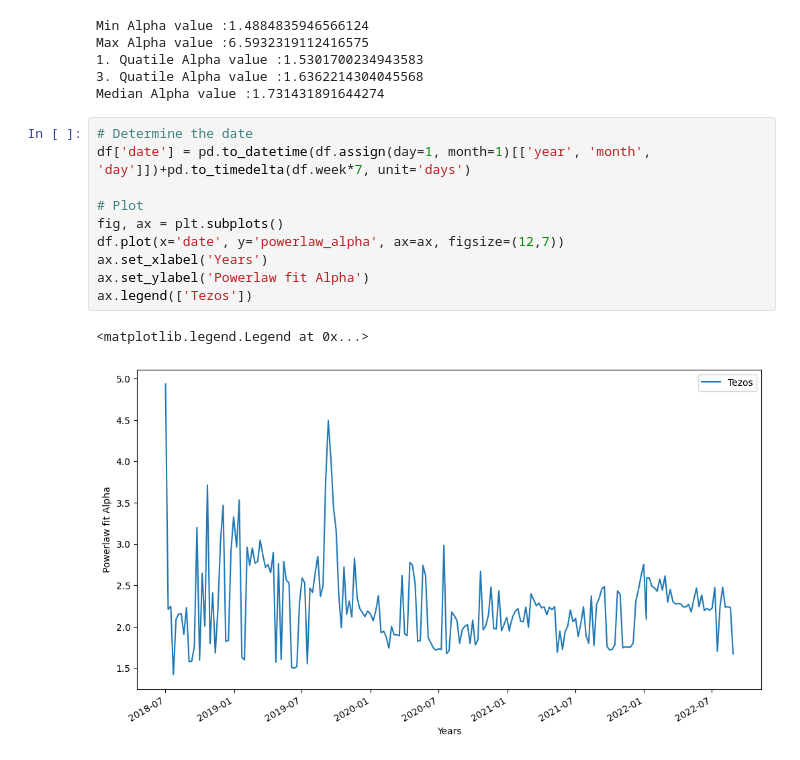
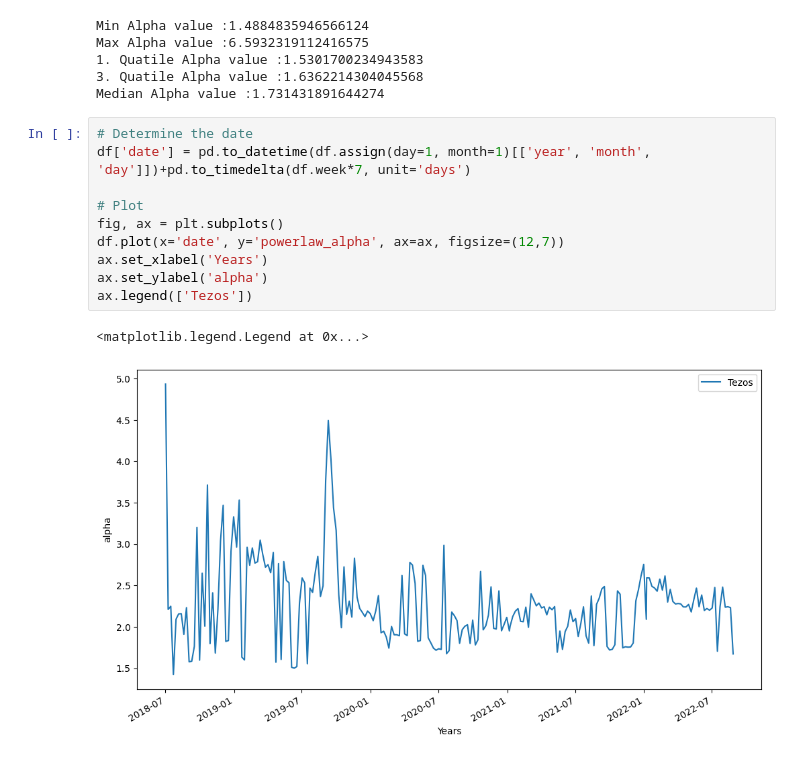
Before and after one commit to Ankan0011/masterthesisUZH, a Jupyter notebook: tezos-indexer/ploting/powerfit.ipynb, the cells around one changed output. Cells and saved outputs as stored; diff of their text form.

Commit message:
plot updates.

```diff
--- a/tezos-indexer/ploting/powerfit.ipynb
+++ b/tezos-indexer/ploting/powerfit.ipynb
@@ -90,16 +90,16 @@ Median Alpha value :1.731431891644274
 # %%
 # Determine the date
 df['date'] = pd.to_datetime(df.assign(day=1, month=1)[['year', 'month', 'day']])+pd.to_timedelta(df.week*7, unit='days')
 
 # Plot
 fig, ax = plt.subplots()
 df.plot(x='date', y='powerlaw_alpha', ax=ax, figsize=(12,7))
 ax.set_xlabel('Years')
-ax.set_ylabel('Powerlaw fit Alpha')
+ax.set_ylabel('alpha')
 ax.legend(['Tezos'])
 # %% [output]
 <matplotlib.legend.Legend at 0x...>
-[figure, old version]
+[figure, new version]
 # %%
 # Determine the date
 df2['date'] = pd.to_datetime(df2.assign(day=1, month=1)[['year', 'month', 'day']])+pd.to_timedelta(df2.week*7, unit='days')
```
Also changed, not shown: parts of 1 cell of this notebook, 8 other files.
